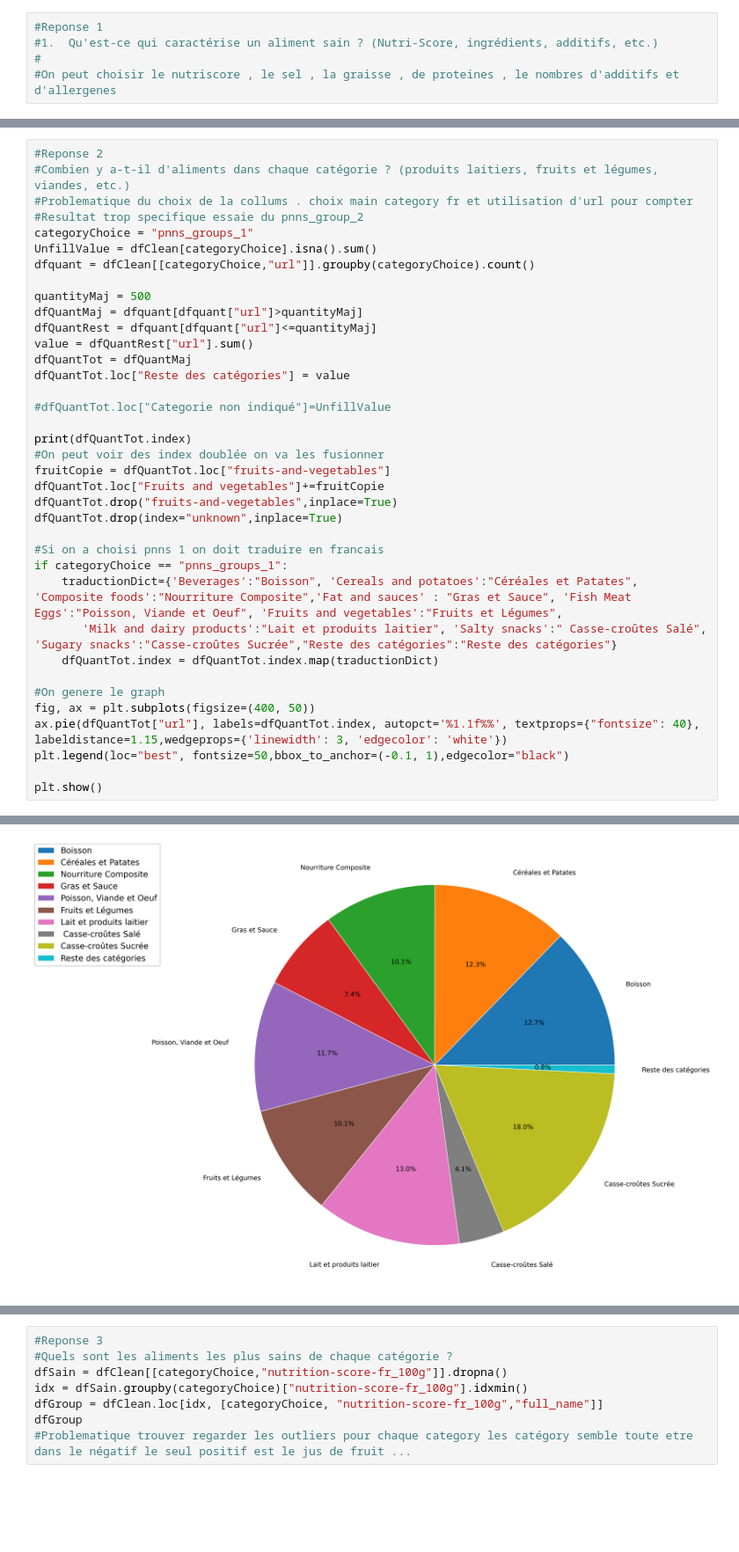
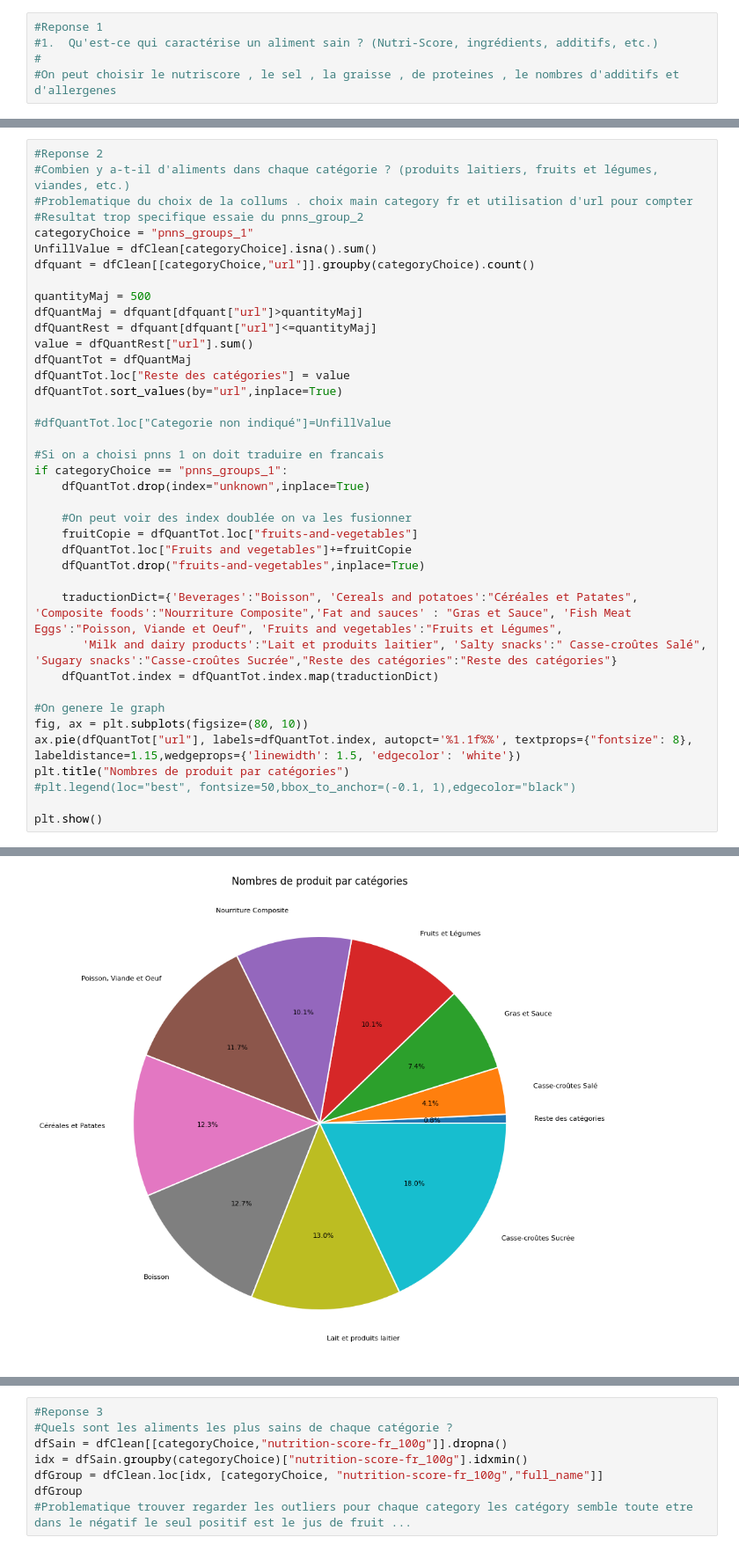
Before and after one commit to Solenhya/IAFood-P4-DevIA-G1, a Jupyter notebook: Améliorer la santé par l'IA - Analyse des données Open Food Facts.ipynb, the cells around one changed output, grey strips where cells are left out. Shown at 88% size. Drawn from its saved outputs; the diff is of its cells as text; blank space fills up the shorter version.

```diff
--- a/Améliorer la santé par l'IA - Analyse des données Open Food Facts.ipynb
+++ b/Améliorer la santé par l'IA - Analyse des données Open Food Facts.ipynb
@@ -281,26 +281,28 @@ dfQuantRest = dfquant[dfquant["url"]<=quantityMaj]
 value = dfQuantRest["url"].sum()
 dfQuantTot = dfQuantMaj
 dfQuantTot.loc["Reste des catégories"] = value
+dfQuantTot.sort_values(by="url",inplace=True)
 
 #dfQuantTot.loc["Categorie non indiqué"]=UnfillValue
 
-print(dfQuantTot.index)
-#On peut voir des index doublée on va les fusionner
-fruitCopie = dfQuantTot.loc["fruits-and-vegetables"]
-dfQuantTot.loc["Fruits and vegetables"]+=fruitCopie
-dfQuantTot.drop("fruits-and-vegetables",inplace=True)
-dfQuantTot.drop(index="unknown",inplace=True)
-
 #Si on a choisi pnns 1 on doit traduire en francais
 if categoryChoice == "pnns_groups_1":
+    dfQuantTot.drop(index="unknown",inplace=True)
+
+    #On peut voir des index doublée on va les fusionner
+    fruitCopie = dfQuantTot.loc["fruits-and-vegetables"]
+    dfQuantTot.loc["Fruits and vegetables"]+=fruitCopie
+    dfQuantTot.drop("fruits-and-vegetables",inplace=True)
+
     traductionDict={'Beverages':"Boisson", 'Cereals and potatoes':"Céréales et Patates", 'Composite foods':"Nourriture Composite",'Fat and sauces' : "Gras et Sauce", 'Fish Meat Eggs':"Poisson, Viande et Oeuf", 'Fruits and vegetables':"Fruits et Légumes",
        'Milk and dairy products':"Lait et produits laitier", 'Salty snacks':" Casse-croûtes Salé", 'Sugary snacks':"Casse-croûtes Sucrée","Reste des catégories":"Reste des catégories"}
     dfQuantTot.index = dfQuantTot.index.map(traductionDict)
 
 #On genere le graph
-fig, ax = plt.subplots(figsize=(400, 50))
-ax.pie(dfQuantTot["url"], labels=dfQuantTot.index, autopct='%1.1f%%', textprops={"fontsize": 40}, labeldistance=1.15,wedgeprops={'linewidth': 3, 'edgecolor': 'white'})
-plt.legend(loc="best", fontsize=50,bbox_to_anchor=(-0.1, 1),edgecolor="black")
+fig, ax = plt.subplots(figsize=(80, 10))
+ax.pie(dfQuantTot["url"], labels=dfQuantTot.index, autopct='%1.1f%%', textprops={"fontsize": 8}, labeldistance=1.15,wedgeprops={'linewidth': 1.5, 'edgecolor': 'white'})
+plt.title("Nombres de produit par catégories")
+#plt.legend(loc="best", fontsize=50,bbox_to_anchor=(-0.1, 1),edgecolor="black")
 
 plt.show()
 # %% [output]
@@ -328 +336 @@ Index(['Beverages', 'Cereals and potatoes', 'Composite foods',
-[figure, old version]
+[figure, new version]
```
Also changed, not shown: parts of 15 cells of this notebook, 5 other files.
